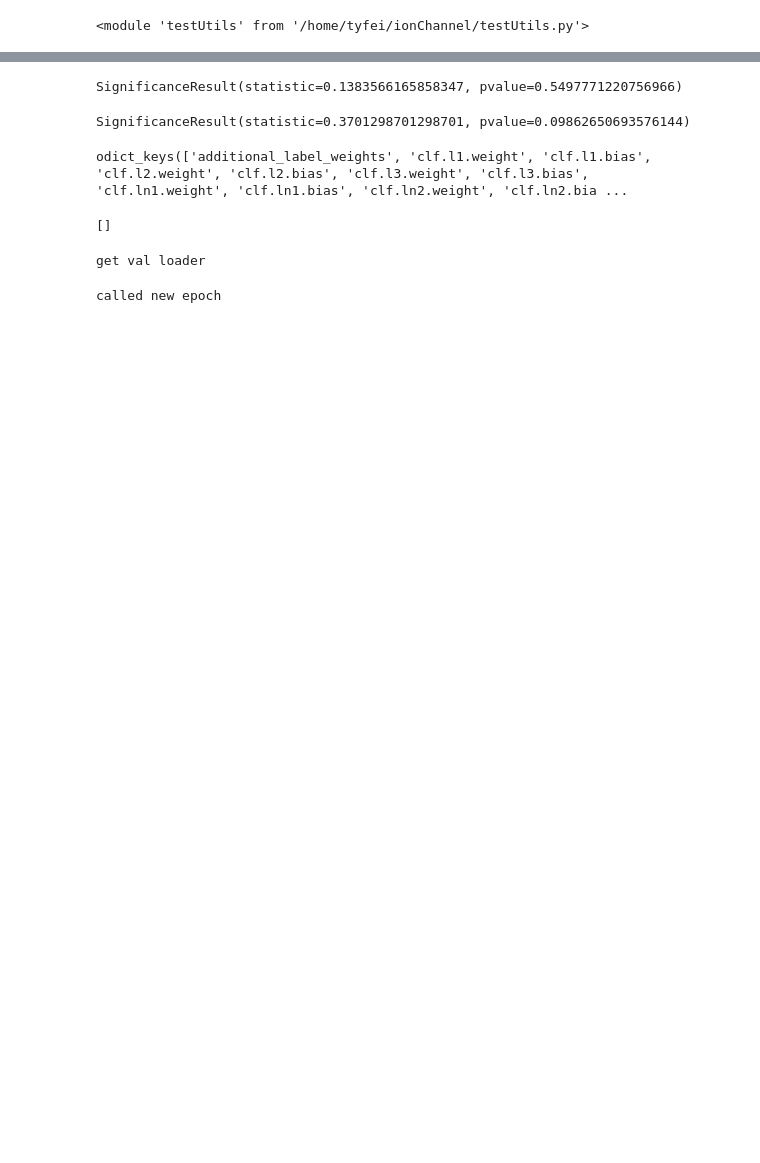
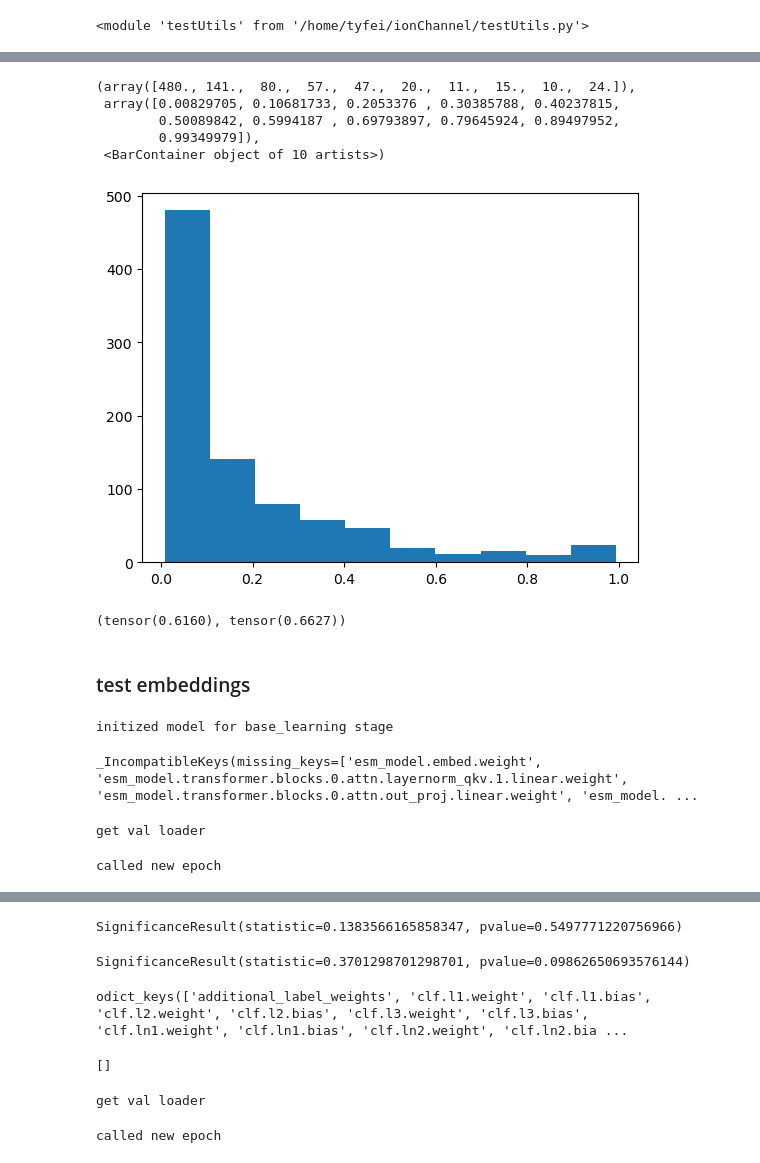
Before and after one commit to tyfei0216/ionChannel, a Jupyter notebook: test.ipynb, the cells around one changed output, grey strips where cells are left out. Saved outputs shown, nothing was run; the diff lists cells and outputs as text; code cells hidden in the pictures; blank space fills up the shorter version.

```diff
--- a/test.ipynb
+++ b/test.ipynb
@@ -22,0 +66,4 @@ importlib.reload(testUtils)
+# %%
+# 42901
+df = pd.read_excel("./temp/v1_pure_20241113.xlsx", sheet_name="Gating")
+df["num"]/42901
@@ -22,0 +578,10 @@ importlib.reload(testUtils)
+# %%
+l = ["test885_epoch=10-validate_acc=0.9873.csv", "test885_epoch=11-validate_acc=0.9858.csv", "test885_epoch=12-validate_acc=0.9894.csv", "test885_epoch=13-validate_acc=0.9853.csv", "test885_epoch=14-validate_acc=0.9894.csv", "test885_epoch=15-validate_acc=0.9939.csv"]
+pre = None
+for file in l:
+    df = pd.read_csv("/data2/tyfei/trainresults/ionChannels/ESMC/logit2_unlocknorm_without_adversial/" + file)
+    if pre is None:
+        pre = df["prediction"]
+    else:
+        pre = pre + df["prediction"]
+pre = pre / len(l)
@@ -22,0 +606,37 @@ importlib.reload(testUtils)
+# %%
+plt.hist(pre)
+# %% [output]
+(array([480., 141.,  80.,  57.,  47.,  20.,  11.,  15.,  10.,  24.]),
+ array([0.00829705, 0.10681733, 0.2053376 , 0.30385788, 0.40237815,
+        0.50089842, 0.5994187 , 0.69793897, 0.79645924, 0.89497952,
+        0.99349979]),
+ <BarContainer object of 10 artists>)
+[figure, added]
+# %%
+corr1(torch.tensor(df1["prediction"]), torch.tensor(df2["prediction"])), corr2(torch.tensor(df1["prediction"]), torch.tensor(df2["prediction"]))
+# %% [output]
+(tensor(0.6160), tensor(0.6627))
+# %% [markdown]
+### test embeddings
+# %%
+path = "/data2/tyfei/trainresults/ionChannels/ESMCFinal/logit/"
+with open(os.path.join(path, "config.json"), "r") as f:
+    configs = json.load(f)
+pretrain_model = trainUtils.loadPretrainModel(configs)
+model = trainUtils.buildModel(configs, pretrain_model)
+# %% [output]
+initized model for base_learning stage
+# %%
+ckpt = torch.load("/data2/tyfei/trainresults/ionChannels/ESMCFinal/logit/last.ckpt")
+model.load_state_dict(ckpt['state_dict'], strict=False)
+# %% [output]
+_IncompatibleKeys(missing_keys=['esm_model.embed.weight', 'esm_model.transformer.blocks.0.attn.layernorm_qkv.1.linear.weight', 'esm_model.transformer.blocks.0.attn.out_proj.linear.weight', 'esm_model. ...
+# %%
+ds = trainUtils.loadDataset(configs)
+dl = ds.val_dataloader()
+# %% [output]
+get val loader
+# %%
+embed, res = testUtils.getEmbeddings(model.esm_model, dl, 1, 4000, "esmc", "mean")
+# %% [output]
+called new epoch
```
Also changed, not shown: parts of 65 cells of this notebook, 5 other files.
